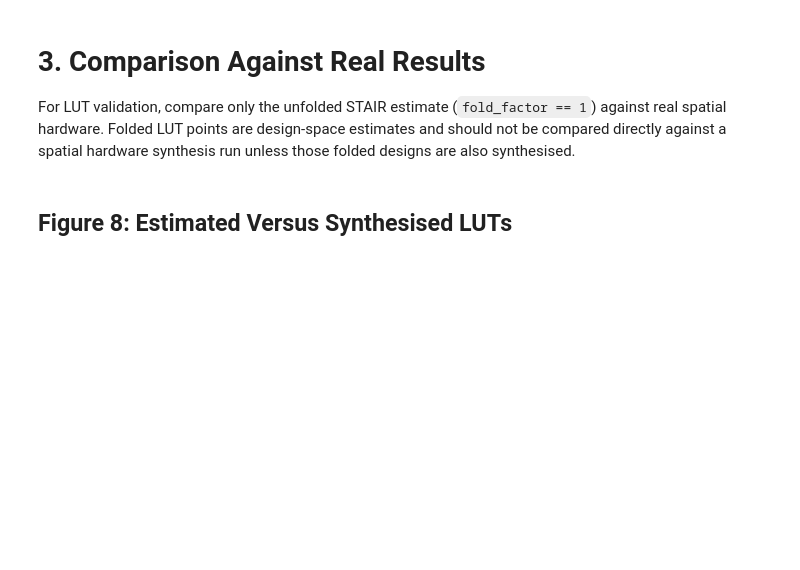
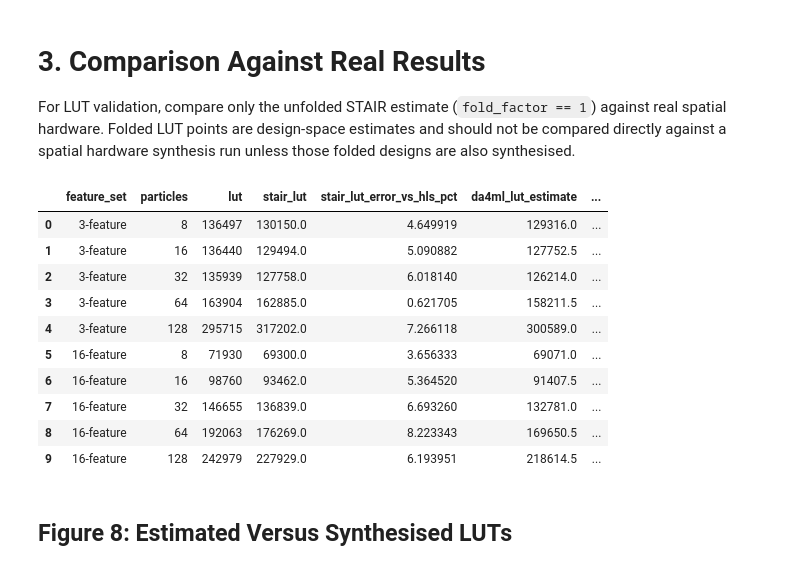
Before and after one commit to SriV04/STAIR, a Jupyter notebook: notebooks/stair_evaluation_graphs.ipynb, the cells around one changed output. Saved outputs shown, nothing was run; the diff lists cells and outputs as text; code cells hidden in the pictures; blank space fills up the shorter version.

```diff
--- a/notebooks/stair_evaluation_graphs.ipynb
+++ b/notebooks/stair_evaluation_graphs.ipynb
@@ -60,7 +60,7 @@ MODEL_ROOTS = {
 FOLD_FACTORS = [1, 2, 4, 8, 16]
 TARGET_FMAX_HZ = 300e6
 STAIR_RESULTS_CACHE = REPO / "IR" / "stair_pipeline_results.csv"
-FORCE_REBUILD_STAIR = False
+FORCE_REBUILD_STAIR = True
 
 print(f"Repository: {REPO}")
 print(f"STAIR cache: {STAIR_RESULTS_CACHE.relative_to(REPO)}")
@@ -656,16 +714,28 @@ For LUT validation, compare only the unfolded STAIR estimate (`fold_factor == 1`
 # %%
 baseline_stair = stair_df[(stair_df["fold_factor"] == 1) & (stair_df["pipeline_status"] == "ok")].copy()
 validation_df = real_df.merge(
     baseline_stair[["feature_set", "particles", "stair_lut", "stair_ff", "latency_cycles", "ii", "correctness_passed"]],
     on=["feature_set", "particles"],
     how="left",
 )
 validation_df["stair_lut_error_vs_hls_pct"] = (validation_df["stair_lut"] - validation_df["lut"]).abs() / validation_df["lut"] * 100
 validation_df["da4ml_lut_error_vs_hls_pct"] = (validation_df["da4ml_lut_estimate"] - validation_df["lut"]).abs() / validation_df["lut"] * 100
 validation_df[[
     "feature_set", "particles", "lut", "stair_lut", "stair_lut_error_vs_hls_pct",
-    "da4ml_lut_estimate", "da4ml_lut_error_vs_hls_pct", "ii", "correctness_passed",
+    "da4ml_lut_estimate", "da4ml_lut_error_vs_hls_pct", "correctness_passed",
 ]]
+# %% [output]
+|  | feature_set | particles | lut | stair_lut | stair_lut_error_vs_hls_pct | da4ml_lut_estimate | ... |
+| 0 | 3-feature | 8 | 136497 | 130150.0 | 4.649919 | 129316.0 | ... |
+| 1 | 3-feature | 16 | 136440 | 129494.0 | 5.090882 | 127752.5 | ... |
+| 2 | 3-feature | 32 | 135939 | 127758.0 | 6.018140 | 126214.0 | ... |
+| 3 | 3-feature | 64 | 163904 | 162885.0 | 0.621705 | 158211.5 | ... |
+| 4 | 3-feature | 128 | 295715 | 317202.0 | 7.266118 | 300589.0 | ... |
+| 5 | 16-feature | 8 | 71930 | 69300.0 | 3.656333 | 69071.0 | ... |
+| 6 | 16-feature | 16 | 98760 | 93462.0 | 5.364520 | 91407.5 | ... |
+| 7 | 16-feature | 32 | 146655 | 136839.0 | 6.693260 | 132781.0 | ... |
+| 8 | 16-feature | 64 | 192063 | 176269.0 | 8.223343 | 169650.5 | ... |
+| 9 | 16-feature | 128 | 242979 | 227929.0 | 6.193951 | 218614.5 | ... |
 # %% [markdown]
 ## Figure 8: Estimated Versus Synthesised LUTs
 # %%
```
Also changed, not shown: parts of 16 cells of this notebook, 21 other files.
